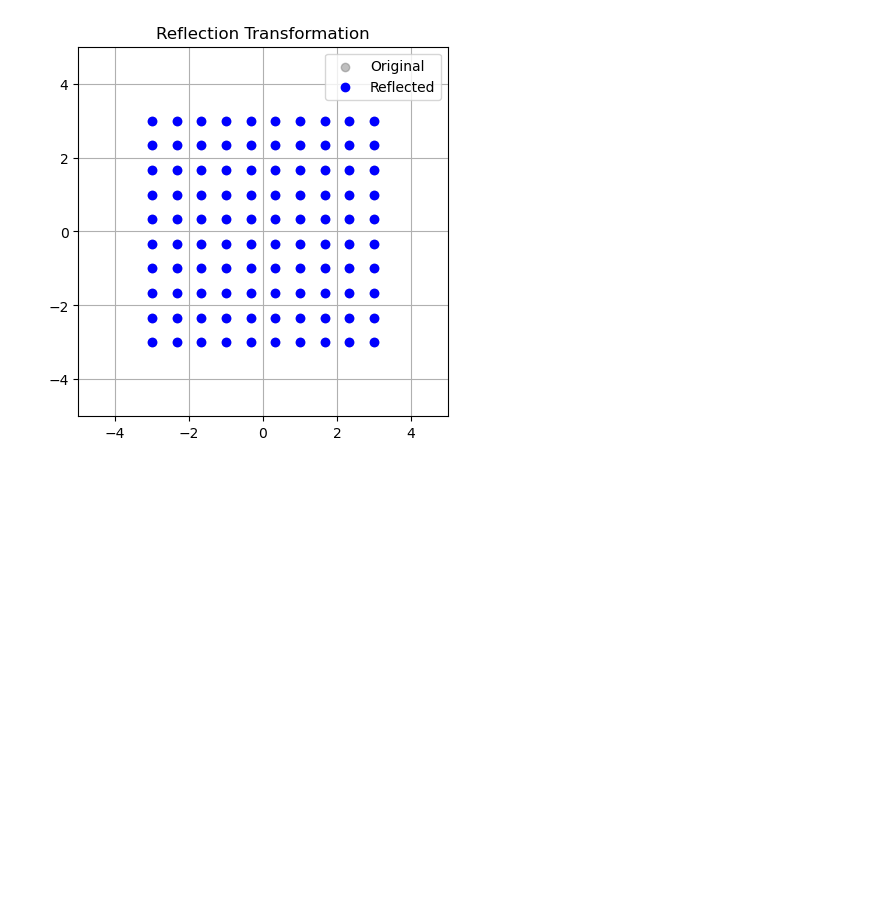
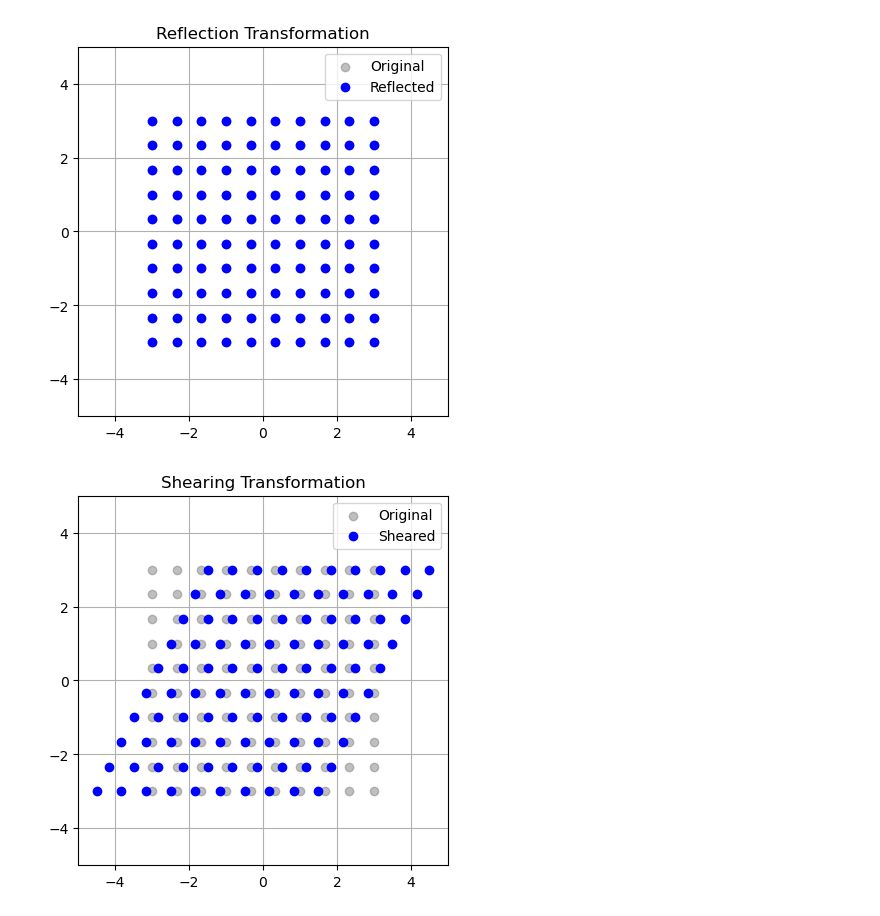
Before and after one commit to shaurya0702-droid/Vanilla-ML-projects, a Jupyter notebook: Vector Visualization From Numpy Scratch/vector_visualization.ipynb, the cells around one changed output. Cells and saved outputs as stored; diff of their text form; code cells hidden in the pictures; blank space fills up the shorter version.

```diff
--- a/Vector Visualization From Numpy Scratch/vector_visualization.ipynb
+++ b/Vector Visualization From Numpy Scratch/vector_visualization.ipynb
@@ -79,3 +77,8 @@ show_plot(rotated, "Rotation Transformation", "Rotated")
 show_plot(reflected, "Reflection Transformation", "Reflected")
 # %% [output]
 [figure]
+# %%
+# sheared
+show_plot(sheared, "Shearing Transformation", "Sheared")
+# %% [output]
+[figure, added]
```
Also changed, not shown: parts of 6 cells of this notebook.
